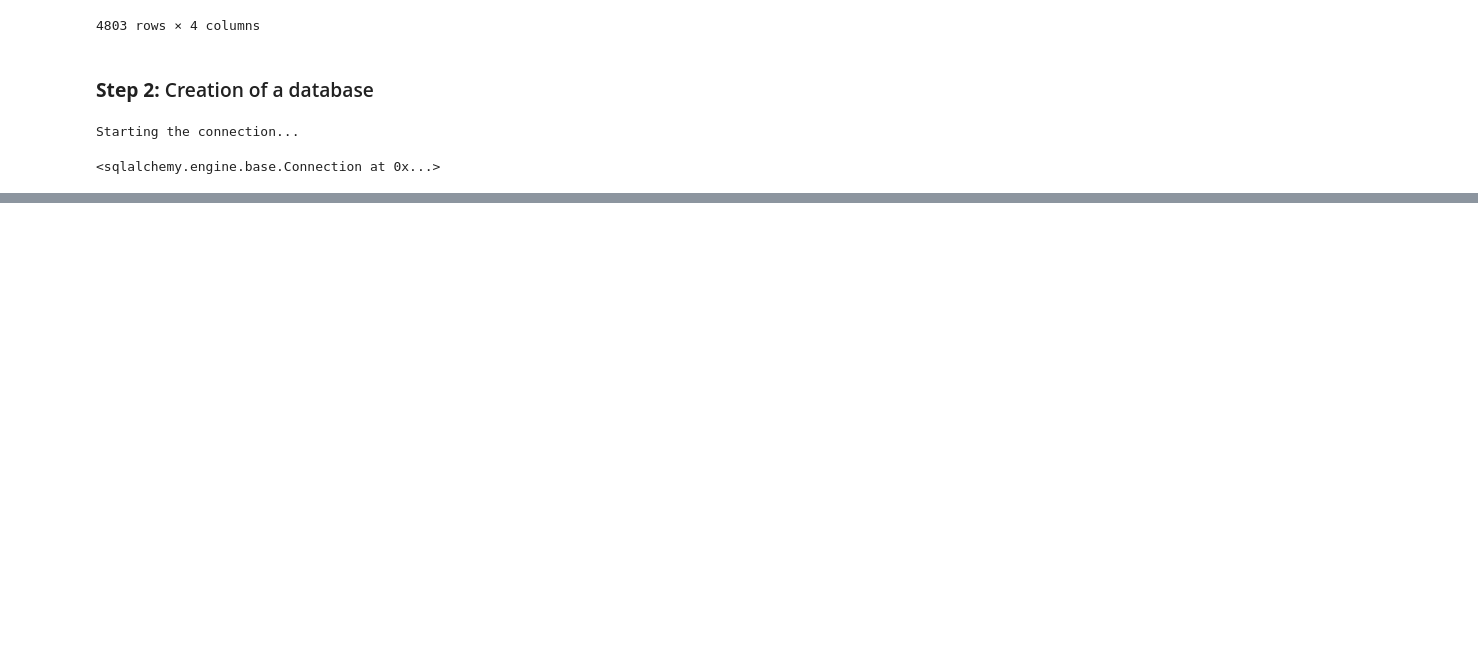
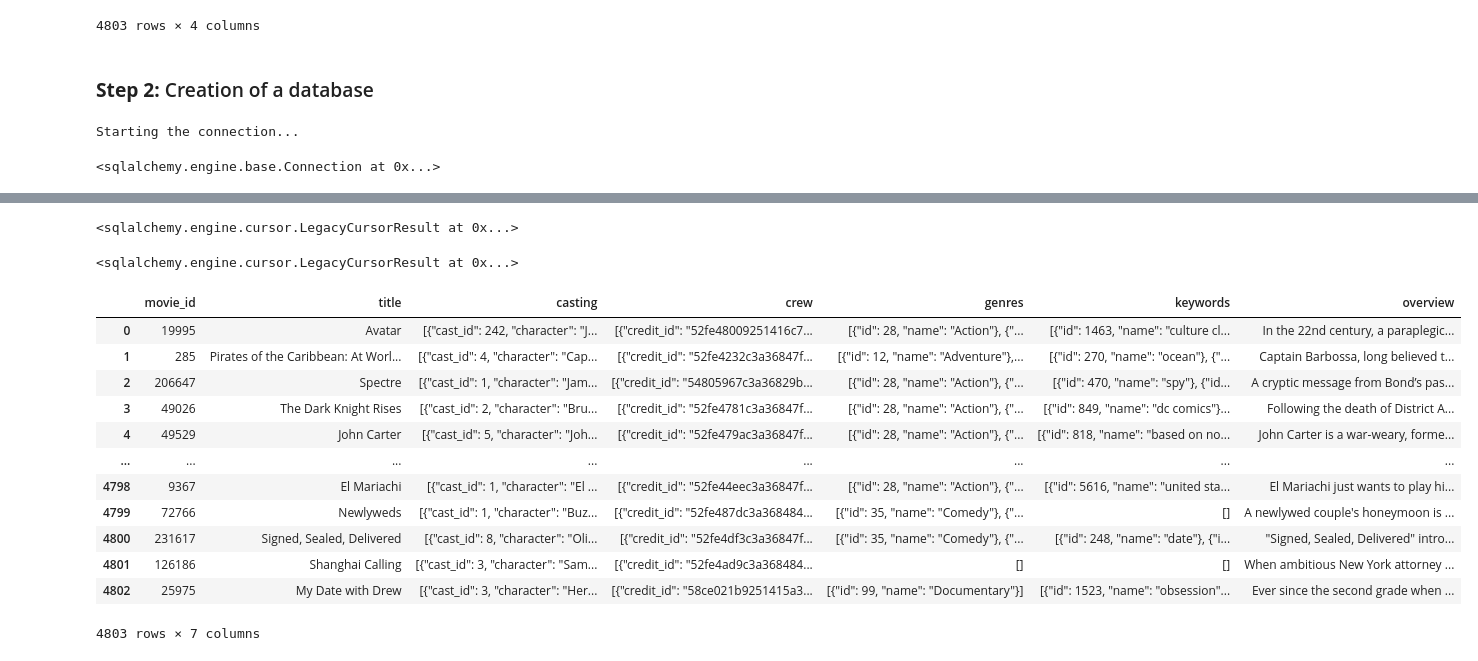
Before and after one commit to fevc08/k-nearest_neighbors_project, a Jupyter notebook: src/explore.ipynb, the cells around one changed output, grey strips where cells are left out. Cells and saved outputs as stored; diff of their text form; code cells hidden in the pictures; blank space fills up the shorter version.

```diff
--- a/src/explore.ipynb
+++ b/src/explore.ipynb
@@ -111,0 +139,44 @@ LINE 29:         cast VARCHAR(255),
+# %%
+# Join the tables
+# Drop the table
+engine.execute("""
+DROP TABLE IF EXISTS tmdb_movies;
+""")
+
+# Create the table
+engine.execute(
+    """
+    CREATE TABLE IF NOT EXISTs tmdb_movies AS(
+        SELECT *
+        FROM tmdb_5000_credits
+        RIGHT JOIN tmdb_5000_movies
+        ON tmdb_5000_credits.movie_id=tmdb_5000_movies.id
+    );
+    """
+)
+# %% [output]
+<sqlalchemy.engine.cursor.LegacyCursorResult at 0x...>
+# %%
+# Drop the columns that we do not need from tmdb_movies
+engine.execute(
+    """
+    ALTER TABLE tmdb_movies DROP COLUMN budget;
+    ALTER TABLE tmdb_movies DROP COLUMN homepage;
+    ALTER TABLE tmdb_movies DROP COLUMN id;
+    ALTER TABLE tmdb_movies DROP COLUMN original_language;
+    ALTER TABLE tmdb_movies DROP COLUMN original_title;
+    ALTER TABLE tmdb_movies DROP COLUMN popularity;
+    ALTER TABLE tmdb_movies DROP COLUMN production_companies;
+    ALTER TABLE tmdb_movies DROP COLUMN production_countries;
+    ALTER TABLE tmdb_movies DROP COLUMN release_date;
+    ALTER TABLE tmdb_movies DROP COLUMN revenue;
+    ALTER TABLE tmdb_movies DROP COLUMN runtime;
+    ALTER TABLE tmdb_movies DROP COLUMN spoken_languages;
+    ALTER TABLE tmdb_movies DROP COLUMN status;
+    ALTER TABLE tmdb_movies DROP COLUMN tagline;
+    ALTER TABLE tmdb_movies DROP COLUMN vote_average;
+    ALTER TABLE tmdb_movies DROP COLUMN vote_count;
+    """
+)
+# %% [output]
+<sqlalchemy.engine.cursor.LegacyCursorResult at 0x...>
@@ -111,0 +195,19 @@ LINE 29:         cast VARCHAR(255),
+# %%
+# creat a dataframe from tmdb_movies
+tmdb_movies_df = pd.read_sql_table('tmdb_movies', con = engine)
+tmdb_movies_df.to_csv('../data/interim/tmdb_movies.csv', index=False)
+tmdb_movies_df
+# %% [output]
+|  | movie_id | title | casting | crew | genres | keywords | overview |
+| 0 | 19995 | Avatar | [{"cast_id": 242, "character": "J... | [{"credit_id": "52fe48009251416c7... | [{"id": 28, "name": "Action"}, {"... | [{"id": 1463, "name": "culture cl... | In the 22nd century, a paraplegic... |
+| 1 | 285 | Pirates of the Caribbean: At Worl... | [{"cast_id": 4, "character": "Cap... | [{"credit_id": "52fe4232c3a36847f... | [{"id": 12, "name": "Adventure"},... | [{"id": 270, "name": "ocean"}, {"... | Captain Barbossa, long believed t... |
+| 2 | 206647 | Spectre | [{"cast_id": 1, "character": "Jam... | [{"credit_id": "54805967c3a36829b... | [{"id": 28, "name": "Action"}, {"... | [{"id": 470, "name": "spy"}, {"id... | A cryptic message from Bond’s pas... |
+| 3 | 49026 | The Dark Knight Rises | [{"cast_id": 2, "character": "Bru... | [{"credit_id": "52fe4781c3a36847f... | [{"id": 28, "name": "Action"}, {"... | [{"id": 849, "name": "dc comics"}... | Following the death of District A... |
+| 4 | 49529 | John Carter | [{"cast_id": 5, "character": "Joh... | [{"credit_id": "52fe479ac3a36847f... | [{"id": 28, "name": "Action"}, {"... | [{"id": 818, "name": "based on no... | John Carter is a war-weary, forme... |
+| ... | ... | ... | ... | ... | ... | ... | ... |
+| 4798 | 9367 | El Mariachi | [{"cast_id": 1, "character": "El ... | [{"credit_id": "52fe44eec3a36847f... | [{"id": 28, "name": "Action"}, {"... | [{"id": 5616, "name": "united sta... | El Mariachi just wants to play hi... |
+| 4799 | 72766 | Newlyweds | [{"cast_id": 1, "character": "Buz... | [{"credit_id": "52fe487dc3a368484... | [{"id": 35, "name": "Comedy"}, {"... | [] | A newlywed couple's honeymoon is ... |
+| 4800 | 231617 | Signed, Sealed, Delivered | [{"cast_id": 8, "character": "Oli... | [{"credit_id": "52fe4df3c3a36847f... | [{"id": 35, "name": "Comedy"}, {"... | [{"id": 248, "name": "date"}, {"i... | "Signed, Sealed, Delivered" intro... |
+| 4801 | 126186 | Shanghai Calling | [{"cast_id": 3, "character": "Sam... | [{"credit_id": "52fe4ad9c3a368484... | [] | [] | When ambitious New York attorney ... |
+| 4802 | 25975 | My Date with Drew | [{"cast_id": 3, "character": "Her... | [{"credit_id": "58ce021b9251415a3... | [{"id": 99, "name": "Documentary"}] | [{"id": 1523, "name": "obsession"... | Ever since the second grade when ... |
+4803 rows × 7 columns
```
Also changed, not shown: parts of 5 cells of this notebook, 1 other file.
